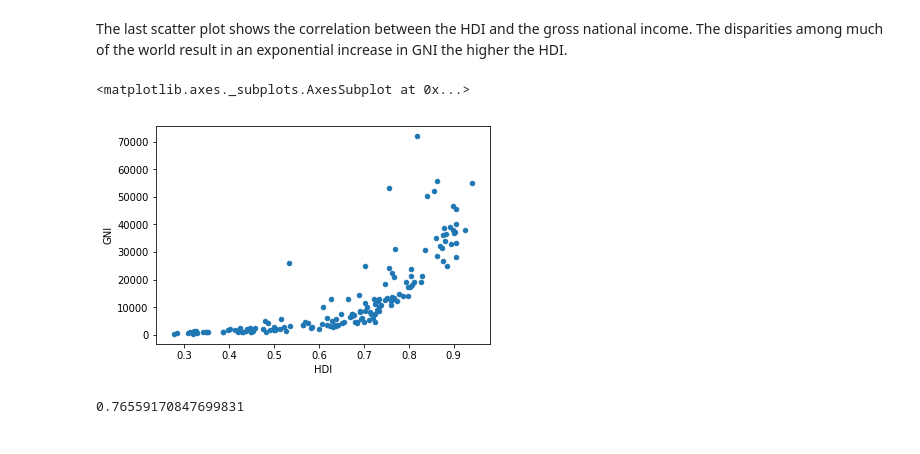
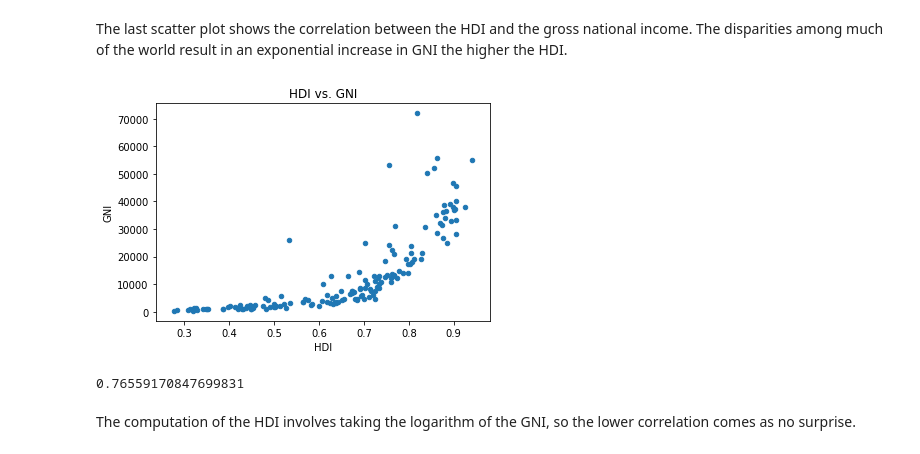
Before and after one commit to martym/Term1-Project3, a Jupyter notebook: HDI-indicators.ipynb, the cells around one changed output. Cells and saved outputs as stored; diff of their text form; code cells hidden in the pictures.

```diff
--- a/HDI-indicators.ipynb
+++ b/HDI-indicators.ipynb
@@ -207,14 +224,16 @@ df4['HDI'].corr(df4['WEI'])
 # %% [markdown]
 The last scatter plot shows the correlation between the HDI and the gross national income.  The disparities among much of the world result in an exponential increase in GNI the higher the HDI.
 # %%
-df4.plot.scatter(x='HDI',y='GNI')
+ax = df4.plot.scatter(x='HDI',y='GNI')
+ax.set_title("HDI vs. GNI");
 # %% [output]
-<matplotlib.axes._subplots.AxesSubplot at 0x...>
-[figure, old version]
+[figure, new version]
 # %%
 df4['HDI'].corr(df4['GNI'])
 # %% [output]
 0.76559170847699831
+# %% [markdown]
+The computation of the HDI involves taking the logarithm of the GNI, so the lower correlation comes as no surprise.
 # %% [markdown]
 <a id='conclusions'></a>
 ## Conclusions
```
Also changed, not shown: parts of 16 cells of this notebook.
